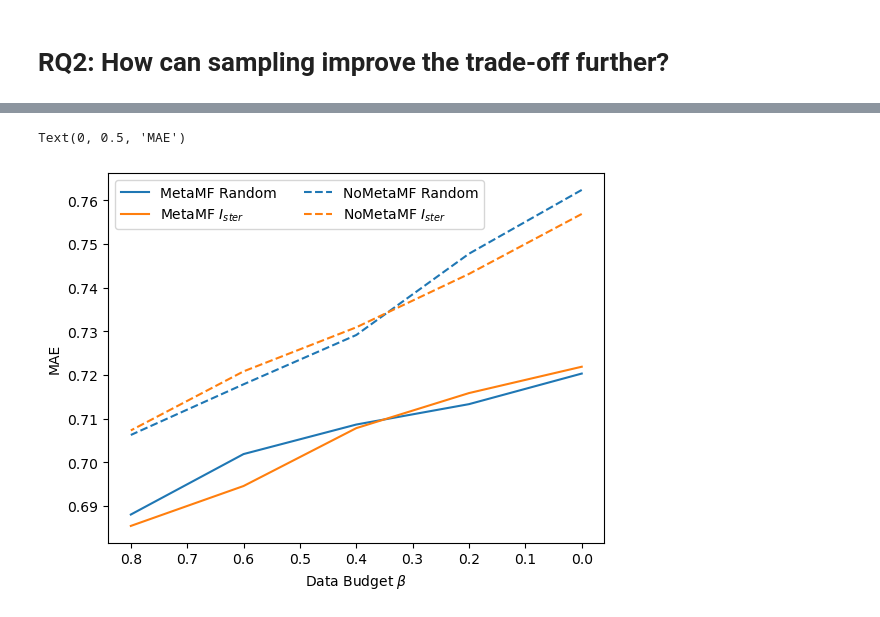
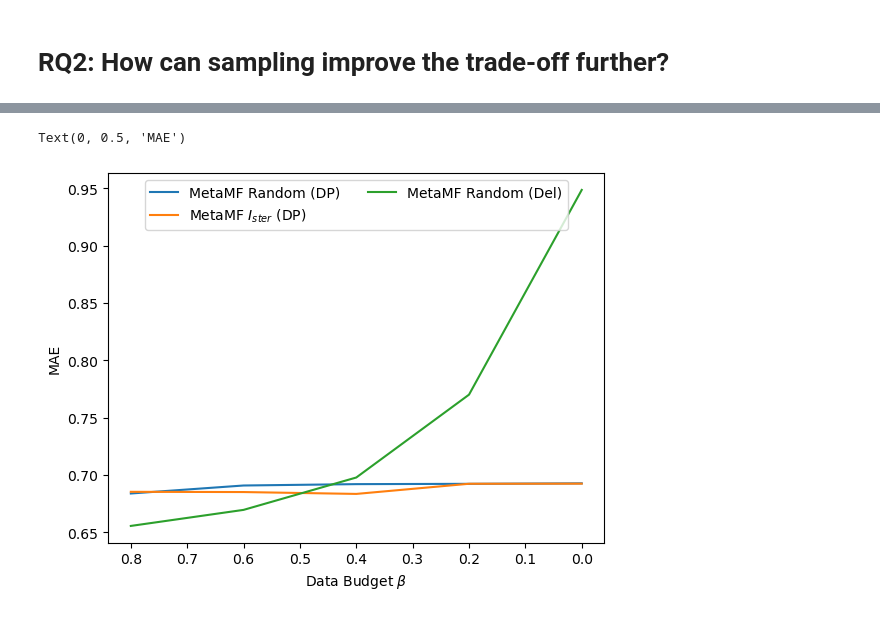
Before and after one commit to pmuellner/MetaTargetedDP, a Jupyter notebook: results/analysis.ipynb, the cells around one changed output, grey strips where cells are left out. Saved outputs shown, nothing was run; the diff lists cells and outputs as text; code cells hidden in the pictures.

Commit message:
prepare everything for del-methods (hypertuning) + analysis

```diff
--- a/results/analysis.ipynb
+++ b/results/analysis.ipynb
@@ -4,10 +4,13 @@ import numpy as np
 import pandas as pd
 import matplotlib.pyplot as plt
 # %%
-def dp_results_to_df(results_list, dataset, sampling_method, rec_method):
+def results_to_df(results_list, dataset, sampling_method, rec_method):
     res = []
     for config in results_list:
-        e = config["e"]
+        if sampling_method.endswith("_dp"):
+            e = config["e"]
+        else:
+            e = np.inf
         b = config["b"]
         test_mae = config["test_mae"]
         res.append((dataset, rec_method, sampling_method, e, b, test_mae))
@@ -20,11 +48,10 @@ DATASET = "ml1m"
 PATH = DATASET + "/"
 with open(PATH + "MetaMF.random_dp", "rb") as f:
     meta_results = pkl.load(f)
-    meta_results_df = dp_results_to_df(meta_results, dataset="ml1m", sampling_method="random", rec_method="MetaMF")
+    meta_results_df = results_to_df(meta_results, dataset="ml1m", sampling_method="random_dp", rec_method="MetaMF")
 with open(PATH + "NoMetaMF.random_dp", "rb") as f:
     nometa_results = pkl.load(f)
-    nometa_results_df = dp_results_to_df(nometa_results, dataset="ml1m", sampling_method="random", rec_method="NoMetaMF")
-
+    nometa_results_df = results_to_df(nometa_results, dataset="ml1m", sampling_method="random_dp", rec_method="NoMetaMF")
 results_df = pd.concat([meta_results_df, nometa_results_df]).reset_index(drop=True)
 results_df.head()
 # %% [output]
@@ -95,19 +145,32 @@ results_df.head()
 # %%
-meta_random = results_df[(results_df["recsys"] == "MetaMF") & (results_df["sampling"] == "random") & (results_df["e"] == 1)]
-meta_ister = results_df[(results_df["recsys"] == "MetaMF") & (results_df["sampling"] == "ister") & (results_df["e"] == 1)]
-plt.plot(meta_random["b"], meta_random["test_mae"], label="MetaMF Random", c="C0")
-plt.plot(meta_ister["b"], meta_ister["test_mae"], label=r"MetaMF $I_{ster}$", c="C1")
+e = 3
 
-nometa_random = results_df[(results_df["recsys"] == "NoMetaMF") & (results_df["sampling"] == "random") & (results_df["e"] == 1)]
-nometa_ister = results_df[(results_df["recsys"] == "NoMetaMF") & (results_df["sampling"] == "ister") & (results_df["e"] == 1)]
-plt.plot(nometa_random["b"], nometa_random["test_mae"], label="NoMetaMF Random", c="C0", linestyle="dashed")
-plt.plot(nometa_ister["b"], nometa_ister["test_mae"], label=r"NoMetaMF $I_{ster}$", c="C1", linestyle="dashed")
+meta_random = results_df[(results_df["recsys"] == "MetaMF") & (results_df["sampling"] == "random_dp") & (results_df["e"] == e)]
+meta_ister = results_df[(results_df["recsys"] == "MetaMF") & (results_df["sampling"] == "ister_dp") & (results_df["e"] == e)]
+plt.plot(meta_random["b"], meta_random["test_mae"], label="MetaMF Random (DP)", c="C0")
+plt.plot(meta_ister["b"], meta_ister["test_mae"], label=r"MetaMF $I_{ster}$ (DP)", c="C1")
+
+#nometa_random = results_df[(results_df["recsys"] == "NoMetaMF") & (results_df["sampling"] == "random_dp") & (results_df["e"] == e)]
+#nometa_ister = results_df[(results_df["recsys"] == "NoMetaMF") & (results_df["sampling"] == "ister_dp") & (results_df["e"] == e)]
+#plt.plot(nometa_random["b"], nometa_random["test_mae"], label="NoMetaMF Random (DP)", c="C0", linestyle="dashed")
+#plt.plot(nometa_ister["b"], nometa_ister["test_mae"], label=r"NoMetaMF $I_{ster}$ (DP)", c="C1", linestyle="dashed")
+
+meta_random = results_df[(results_df["recsys"] == "MetaMF") & (results_df["sampling"] == "random_del")]
+#meta_ister = results_df[(results_df["recsys"] == "MetaMF") & (results_df["sampling"] == "ister_del")]
+plt.plot(meta_random["b"], meta_random["test_mae"], label="MetaMF Random (Del)", c="C2")
+#plt.plot(meta_ister["b"], meta_ister["test_mae"], label=r"MetaMF $I_{ster}$ (Del)", c="C3")
+
+#nometa_random = results_df[(results_df["recsys"] == "NoMetaMF") & (results_df["sampling"] == "random_del")]
+#nometa_ister = results_df[(results_df["recsys"] == "NoMetaMF") & (results_df["sampling"] == "ister_del")]
+#plt.plot(nometa_random["b"], nometa_random["test_mae"], label="NoMetaMF Random (Del)", c="C2", linestyle="dashed")
+#plt.plot(nometa_ister["b"], nometa_ister["test_mae"], label=r"NoMetaMF $I_{ster}$ (Del)", c="C3", linestyle="dashed")
+
 
 plt.gca().invert_xaxis()
 
-plt.legend(ncols=2)
+plt.legend(ncols=2, loc="upper center")
 plt.xlabel(r"Data Budget $\beta$")
 plt.ylabel("MAE")
 # %% [output]
 Text(0, 0.5, 'MAE')
-[figure, old version]
+[figure, new version]
```
Also changed, not shown: parts of 3 cells of this notebook, 5 other files.
